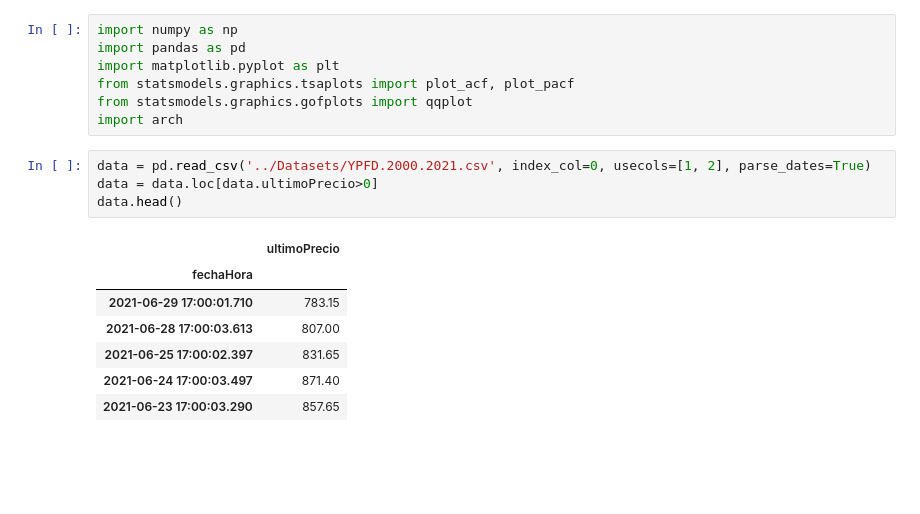
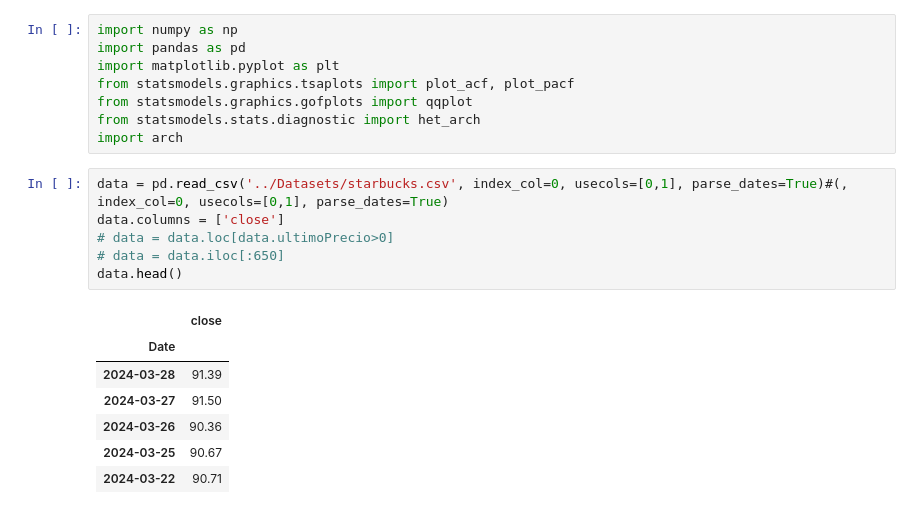
Before and after one commit to charlieromano/TimeSeries, a Jupyter notebook: Scripts/GARCH_example.ipynb, the cells around one changed output. Cells and saved outputs as stored; diff of their text form; blank space fills up the shorter version.

```diff
--- a/Scripts/GARCH_example.ipynb
+++ b/Scripts/GARCH_example.ipynb
@@ -4,19 +4,22 @@ import pandas as pd
 import matplotlib.pyplot as plt
 from statsmodels.graphics.tsaplots import plot_acf, plot_pacf
 from statsmodels.graphics.gofplots import qqplot
+from statsmodels.stats.diagnostic import het_arch
 import arch
 # %%
-data = pd.read_csv('../Datasets/YPFD.2000.2021.csv', index_col=0, usecols=[1, 2], parse_dates=True)
-data = data.loc[data.ultimoPrecio>0]
+data = pd.read_csv('../Datasets/starbucks.csv', index_col=0, usecols=[0,1], parse_dates=True)#(, index_col=0, usecols=[0,1], parse_dates=True)
+data.columns = ['close']
+# data = data.loc[data.ultimoPrecio>0]
+# data = data.iloc[:650]
 data.head()
 # %% [output]
-|  | ultimoPrecio |
-| fechaHora |  |
-| 2021-06-29 17:00:01.710 | 783.15 |
-| 2021-06-28 17:00:03.613 | 807.00 |
-| 2021-06-25 17:00:02.397 | 831.65 |
-| 2021-06-24 17:00:03.497 | 871.40 |
-| 2021-06-23 17:00:03.290 | 857.65 |
+|  | close |
+| Date |  |
+| 2024-03-28 | 91.39 |
+| 2024-03-27 | 91.50 |
+| 2024-03-26 | 90.36 |
+| 2024-03-25 | 90.67 |
+| 2024-03-22 | 90.71 |
 # %%
 data.plot()
 # %% [output]
```
Also changed, not shown: parts of 13 cells of this notebook.
